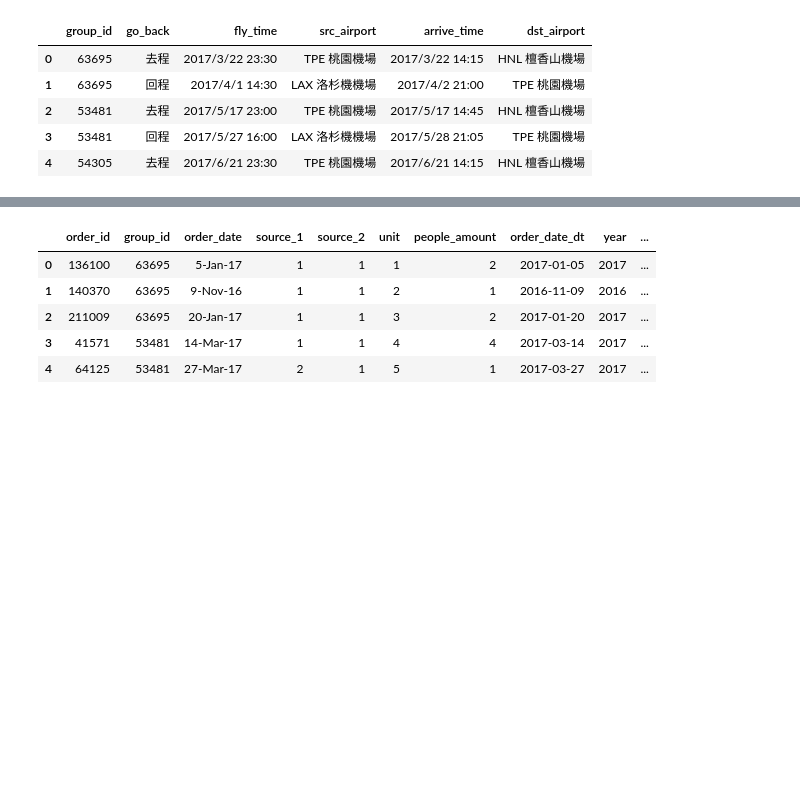
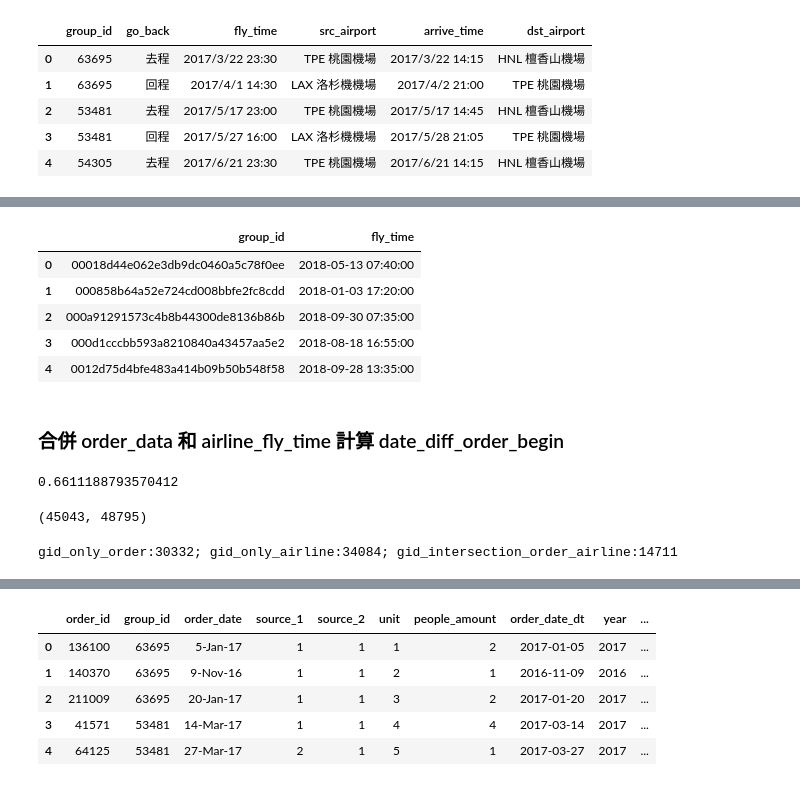
Before and after one commit to HuangKY/t_brain_ai, a Jupyter notebook: analysis/sleeping1013/analysis_italy.ipynb, the cells around one changed output, grey strips where cells are left out. Cells and saved outputs as stored; diff of their text form; code cells hidden in the pictures; blank space fills up the shorter version.

```diff
--- a/analysis/sleeping1013/analysis_italy.ipynb
+++ b/analysis/sleeping1013/analysis_italy.ipynb
@@ -642,0 +724,11 @@ airline_data.head()
+# %%
+airline_fly_time.head()
+# %% [output]
+|  | group_id | fly_time |
+| 0 | 00018d44e062e3db9dc0460a5c78f0ee | 2018-05-13 07:40:00 |
+| 1 | 000858b64a52e724cd008bbfe2fc8cdd | 2018-01-03 17:20:00 |
+| 2 | 000a91291573c4b8b44300de8136b86b | 2018-09-30 07:35:00 |
+| 3 | 000d1cccbb593a8210840a43457aa5e2 | 2018-08-18 16:55:00 |
+| 4 | 0012d75d4bfe483a414b09b50b548f58 | 2018-09-28 13:35:00 |
+# %% [markdown]
+### 合併 order_data 和 airline_fly_time 計算 date_diff_order_begin
@@ -642,0 +737,21 @@ airline_data.head()
+# %%
+order_data2.fly_time.isna().sum()/len(order_data2) # lots of missing value!!!!
+# %% [output]
+0.6611188793570412
+# %%
+len(order_data.group_id.value_counts()), len(airline_fly_time.group_id.value_counts()) # group_id 各自的數量
+# %% [output]
+(45043, 48795)
+# %%
+gid_order = set(list(order_data.group_id))
+gid_airline = set(list(airline_fly_time.group_id))
+gid_group = set(list(group_data.group_id))
+
+gid_only_order = gid_order - gid_airline
+gid_only_airline =  gid_airline - gid_order
+gid_intersection_order_airline = gid_airline & gid_order
+
+print('gid_only_order:{}; gid_only_airline:{}; gid_intersection_order_airline:{}'\
+      .format(len(gid_only_order),len(gid_only_airline),len(gid_intersection_order_airline)))
+# %% [output]
+gid_only_order:30332; gid_only_airline:34084; gid_intersection_order_airline:14711
```
Also changed, not shown: parts of 21 cells of this notebook, 1 other file.
